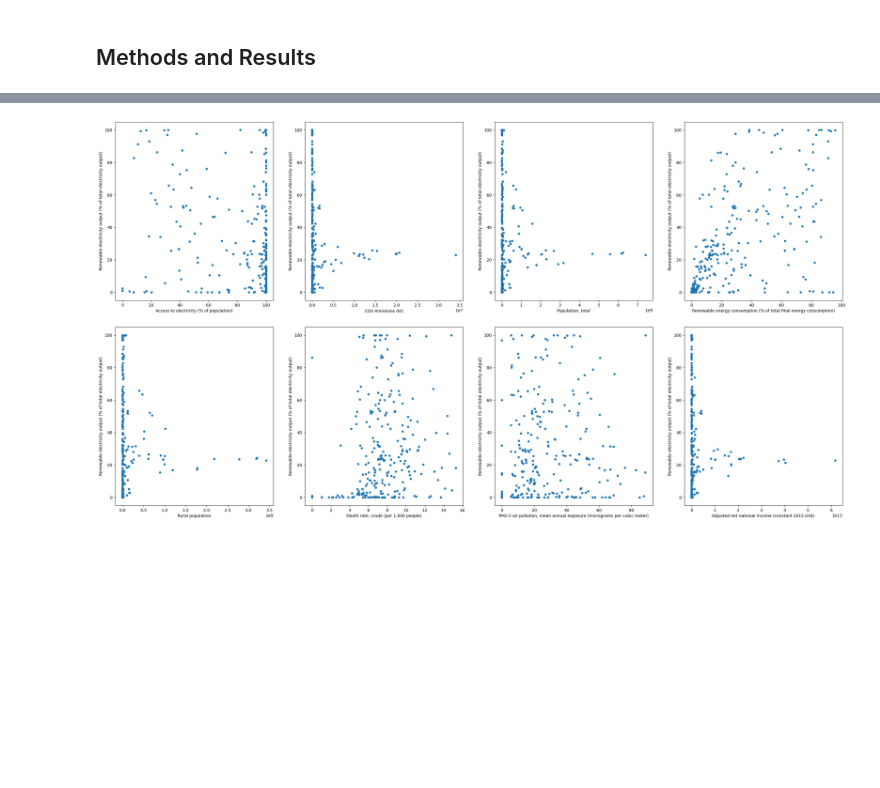
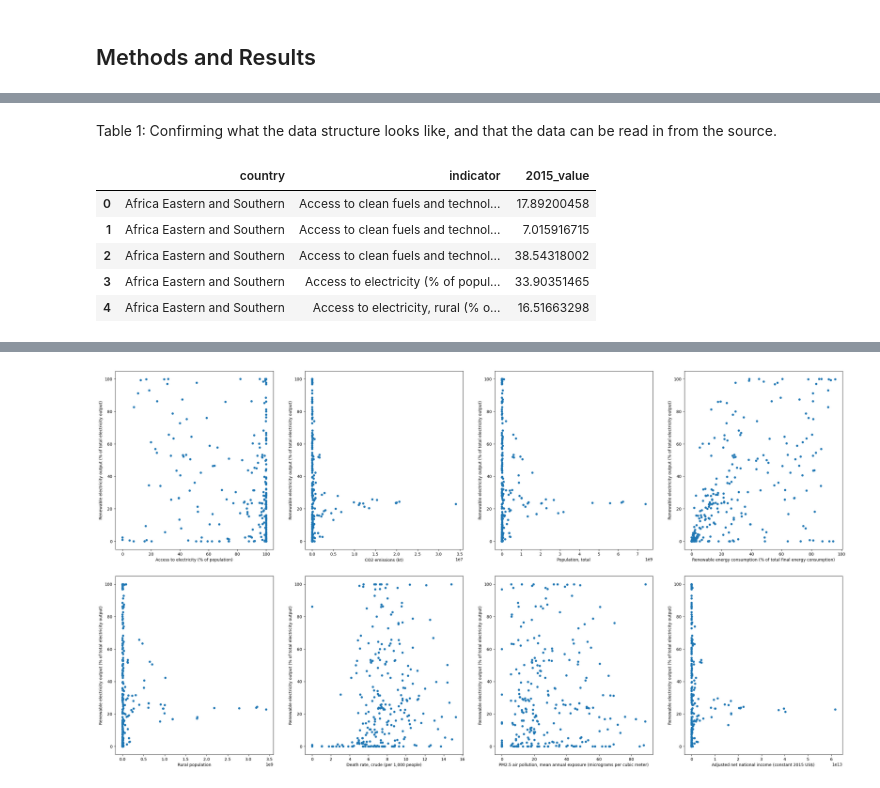
Before and after one commit to DSCI-310-2024/DSCI310-Group14, a Jupyter notebook: renewable_energy_analysis.ipynb, the cells around one changed output, grey strips where cells are left out. Saved outputs shown, nothing was run; the diff lists cells and outputs as text; code cells hidden in the pictures; blank space fills up the shorter version.

Commit message:
added figure and table captions

```diff
--- a/renewable_energy_analysis.ipynb
+++ b/renewable_energy_analysis.ipynb
@@ -67,8 +62,18 @@ data.head()
+# %% [markdown]
+Table 1: Confirming what the data structure looks like, and that the data can be read in from the source.
 # %%
 # This is tidying the data, and making it usable for analysis, including dropping unecessary columns
 # 2015 was chosen as it was the most recent year in which there was the most values for the target variable
 df = data.rename(columns={data.columns[0]: 'country', data.columns[1]: 'indicator', data.columns[2]: '2015_value'})
 df.replace('', pd.NA, inplace=True)
+df.head()
+# %% [output]
+|  | country | indicator | 2015_value |
+| 0 | Africa Eastern and Southern | Access to clean fuels and technol... | 17.89200458 |
+| 1 | Africa Eastern and Southern | Access to clean fuels and technol... | 7.015916715 |
+| 2 | Africa Eastern and Southern | Access to clean fuels and technol... | 38.54318002 |
+| 3 | Africa Eastern and Southern | Access to electricity (% of popul... | 33.90351465 |
+| 4 | Africa Eastern and Southern | Access to electricity, rural (% o... | 16.51663298 |
 # %%
 # Create pivot table for indicators
 data1 = df.pivot_table(index='country', columns='indicator', values='2015_value')
```
Also changed, not shown: parts of 8 cells of this notebook.
